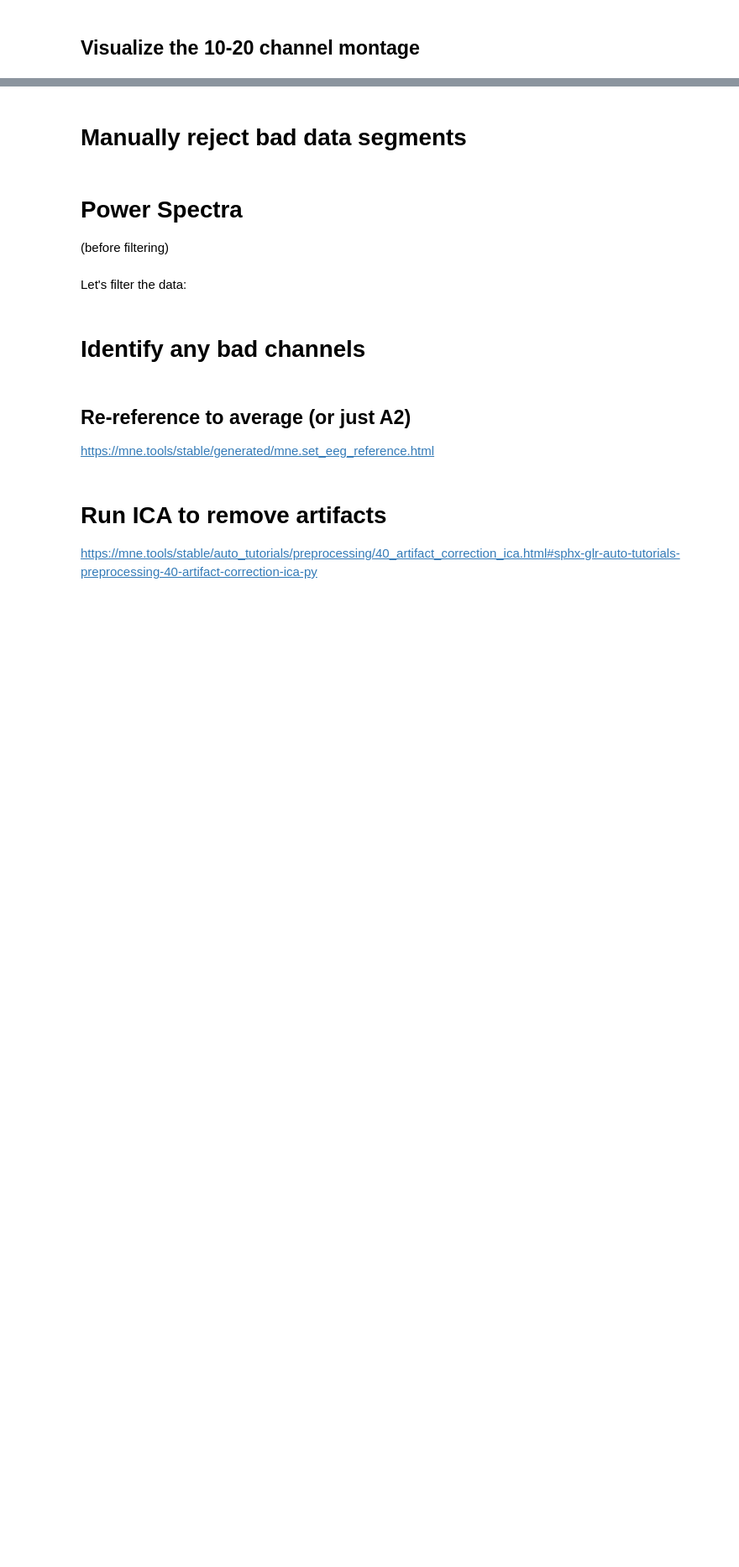
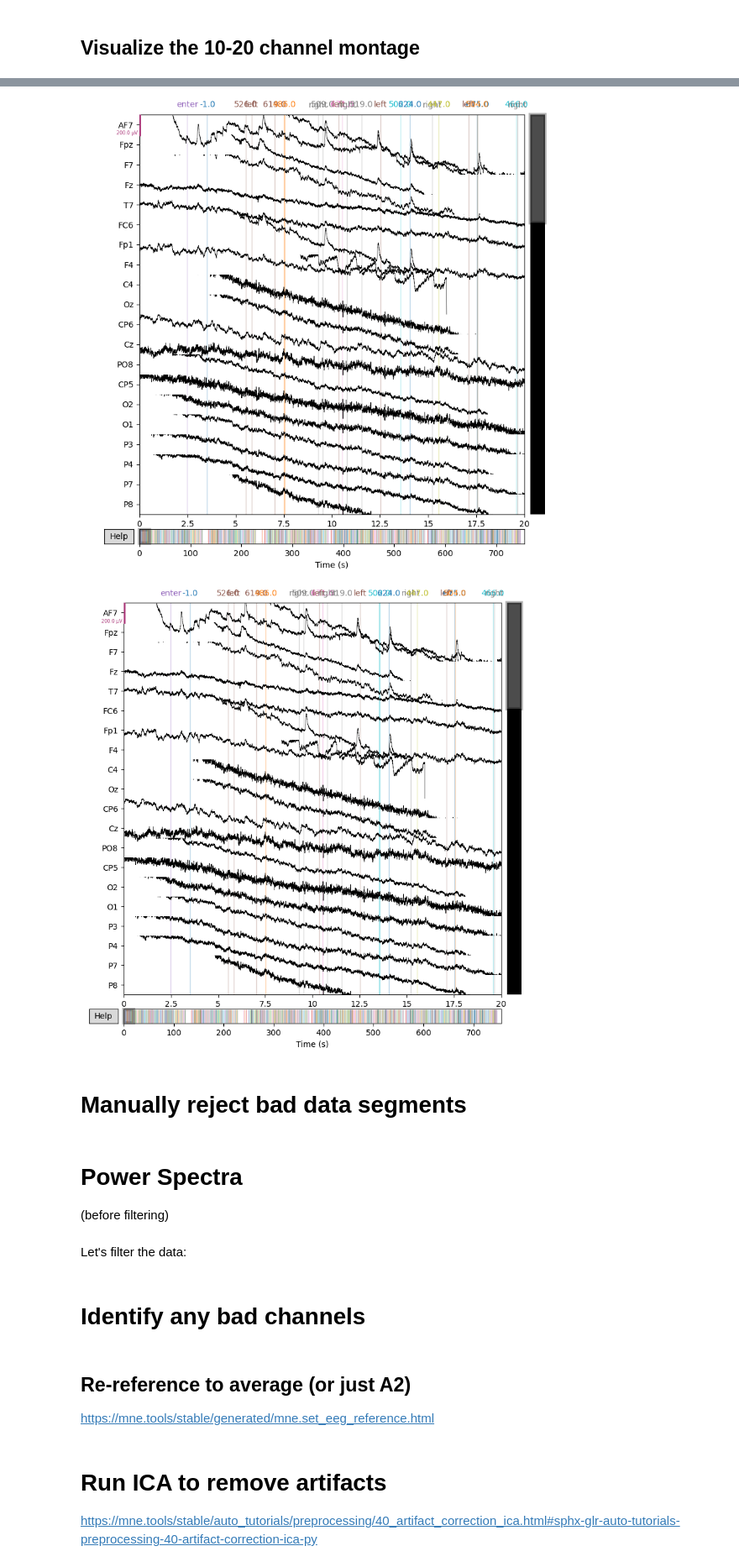
Before and after one commit to neuromorphs/ac23-eeg, a Jupyter notebook: mne/car_racing_multi_run_xdf.ipynb, the cells around one changed output, grey strips where cells are left out. Shown at 84% size. Drawn from its saved outputs; the diff is of its cells as text; code cells hidden in the pictures; blank space fills up the shorter version.

```diff
--- a/mne/car_racing_multi_run_xdf.ipynb
+++ b/mne/car_racing_multi_run_xdf.ipynb
@@ -284,8 +313,0 @@ https://mne.tools/stable/auto_tutorials/raw/30_annotate_raw.html
-# %%
-lsl_annot = mne.Annotations(
-    onset = events_t,
-    duration = np.zeros_like(events_t), # setting durations to 0 to just label event onsets
-    description = ev_id,
-)
-
-raw.set_annotations(lsl_annot)
@@ -292,31 +316,34 @@ raw.set_annotations(lsl_annot)
 # %%
 %matplotlib widget
 
 # could go back to
 # %matplotlib inline
 # if the plot doubling becomes annoying
 
 # using widget to make the plot interactive (for scrolling, bad channel selection, etc)
 
 # scaling can help with visibility, especially if we have some bad channels / artifacts
 scalings = {
     'eeg': 100e-6,
     'misc': 100
 }
 
 # In case you want to manually flag some channels as bad (could also click in the plot)
 bad_chans = []
 raw.info['bads'] = bad_chans
 
 PLOT_WINDOW_START_s = 0
 PLOT_WINDOW_DUR_s = 20
 
-raw.plot(
+raw_merged.plot(
     scalings = scalings,
     #butterfly = True,
     start = PLOT_WINDOW_START_s,
     duration = PLOT_WINDOW_DUR_s,
 )
+# %% [output]
+[figure, added]
+[figure, added]
 # %% [markdown]
 # Manually reject bad data segments
 # %%
```
Also changed, not shown: parts of 10 cells of this notebook.
